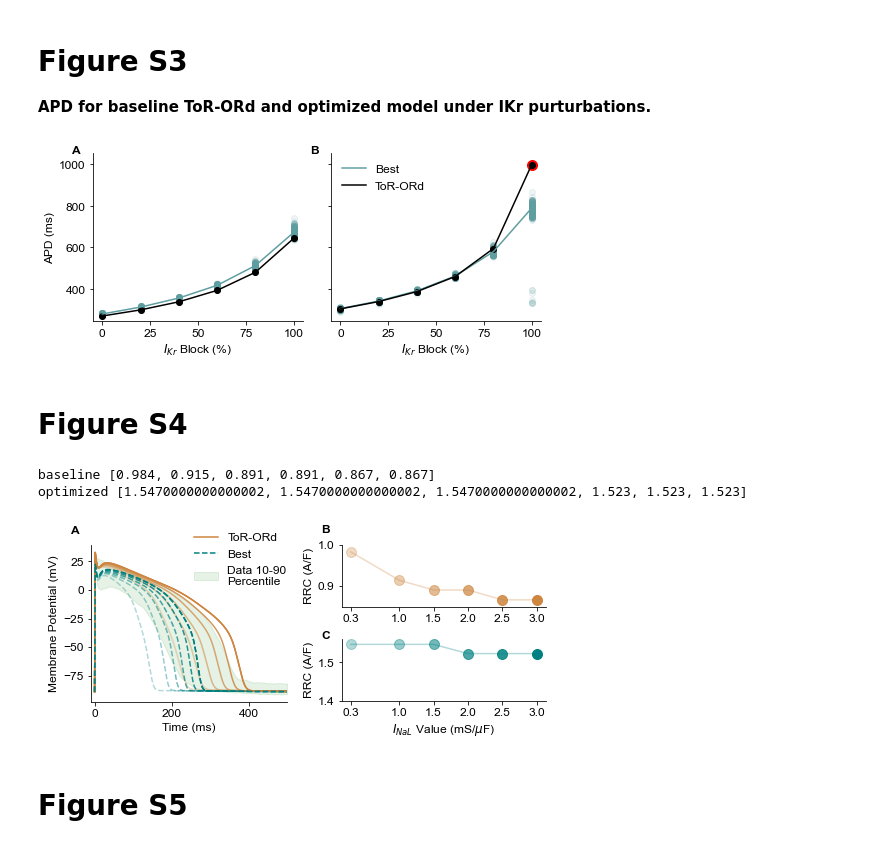
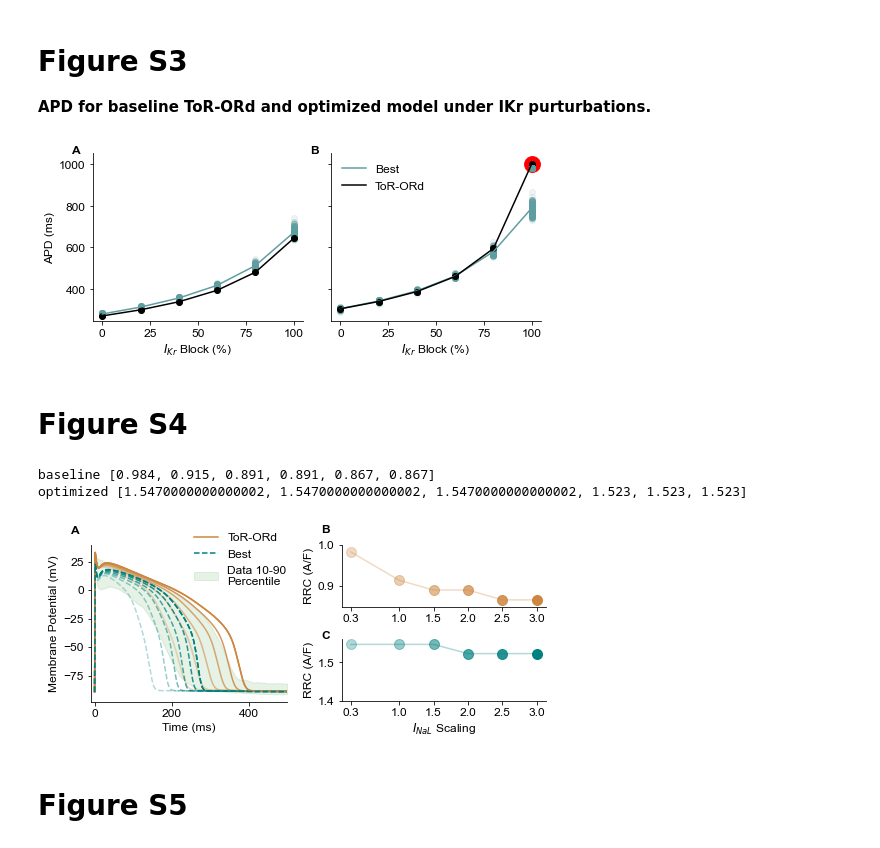
Before and after one commit to Christini-Lab/rrc-conductance-profile, a Jupyter notebook: reproduce_figures.ipynb, the cells around one changed output. Cells and saved outputs as stored; diff of their text form; code cells hidden in the pictures.

```diff
--- a/reproduce_figures.ipynb
+++ b/reproduce_figures.ipynb
@@ -288,12 +288,15 @@ vals = [1, 2, 3, 4, 5, 6, 7, 8]
 for v in range(0, len(vals)):
     data_og = list(robust_data['apd90_'+str(vals[v])])
     data = [np.mean(eval(apds)) for apds in data_og if np.mean(eval(apds))<1000]
+    data_ab = [apd for apd in data if apd > 430]
+
+    #axs1[1].scatter([vals[v]*100]*len(data_ab), data_ab, color = 'red', s = 20)
     axs1[1].scatter([vals[v]*100]*len(data), data, color = 'cadetblue', s=10, alpha = 0.3)
 axs1[1].plot([v*100 for v in vals], [np.mean(eval(x)) for x in robust_data.filter(like = 'apd90').iloc[153]], color = 'cadetblue')
 
 baseline_data = robust_data[robust_data['type']=='baseline'].filter(like = 'apd90').reset_index(drop=True).iloc[0].to_list()
 b_data = [np.mean(eval(apds)) for apds in baseline_data]
-axs1[1].scatter([600, 700, 800], [b_data[5], b_data[6], b_data[7]], color = 'red', s = 30)
+#axs1[1].scatter([600, 700, 800], [b_data[5], b_data[6], b_data[7]], color = 'red', s = 30)
 axs1[1].scatter([v*100 for v in vals], b_data, color = 'Black', s = 10)
 axs1[1].plot([v*100 for v in vals], b_data, color = 'Black')
 axs1[1].set_ylabel('APD (ms)')
@@ -967,52 +970,74 @@ plt.savefig(figures_path+'figS2.png', trasparent=True, dpi = 300)
 # %% [markdown]
 # Figure S3
 **APD for baseline ToR-ORd and optimized model under IKr purturbations.**
+# %%
+# Calculate mean values
+from important_functions import calc_APD
+robust_data_ikr = pd.read_csv('./data/robust_data_ikr.csv.bz2')
+robust_data_ikrkb = pd.read_csv('./data/robust_data_ikrkb.csv.bz2')
+
+for val in [1, 0.8, 0.6, 0.4, 0.2, 0]:
+    all_apds = []
+    for i in range(0, len(robust_data_ikrkb)):
+        t = eval(robust_data_ikrkb['t_'+str(val)][i])
+        v = eval(robust_data_ikrkb['v_'+str(val)][i])
+
+        get_mean_apd = []
+        for a in [0, 1, 2, 3, 4]:
+            ap_data = get_last_ap([t, v], a, type = 'half')
+            get_mean_apd.append(calc_APD(ap_data['t'], ap_data['v'], 90))
+        all_apds.append(np.mean(get_mean_apd))
+
+    robust_data_ikrkb['apd90_'+str(val)+'_mean'] = all_apds
 # %%
-fig, axs = plt.subplots(1, 2, figsize = (7, 3), constrained_layout = True)
 robust_data_ikr = pd.read_csv('./data/robust_data_ikr.csv.bz2')
 robust_data_ikrkb = pd.read_csv('./data/robust_data_ikrkb.csv.bz2')
+
+fig, axs = plt.subplots(1, 2, figsize = (7, 3), constrained_layout = True)
 vals = [1, 0.8, 0.6, 0.4, 0.2, 0]
 for v in range(0, len(vals)):
     data_og = list(robust_data_ikr['apd90_'+str(vals[v])])
-    data = [np.mean(eval(apds)) for apds in data_og if np.mean(eval(apds))<1000]
+    data = [np.max(eval(apds)) for apds in data_og]
     axs[0].scatter([100-(vals[v]*100)]*len(data), data, color = 'cadetblue', alpha = 0.1)
 axs[0].plot([100-(v*100) for v in vals], [np.mean(eval(x)) for x in robust_data_ikr.filter(like = 'apd90').iloc[153]], color = 'cadetblue')
 
 baseline_data = robust_data_ikr[robust_data_ikr['type']=='baseline'].filter(like = 'apd90').reset_index(drop=True).iloc[0].to_list()
-b_data = [np.mean(eval(apds)) for apds in baseline_data]
+b_data = [np.max(eval(apds)) for apds in baseline_data]
 axs[0].scatter([100-(v*100) for v in vals], b_data, color = 'Black')
 axs[0].plot([100-(v*100) for v in vals], b_data, color = 'Black')
 axs[0].set_ylim([250, 1050])
 axs[0].set_ylabel('APD (ms)')
 axs[0].set_xlabel('$I_{Kr}$ Block (%)')
 
 
 for v in range(0, len(vals)):
     data_og = list(robust_data_ikrkb['apd90_'+str(vals[v])])
-    data = [eval(apds)[-1] for apds in data_og if np.mean(eval(apds))<1000]
+    data = [np.max(eval(apds)) for apds in data_og]
     axs[1].scatter([100-(vals[v]*100)]*len(data), data, color = 'cadetblue', alpha = 0.1)
 axs[1].plot([100-(v*100) for v in vals], [eval(x)[-1] for x in robust_data_ikrkb.filter(like = 'apd90').iloc[153]], color = 'cadetblue', label = 'Best')
 
 baseline_data = robust_data_ikrkb[robust_data_ikrkb['type']=='baseline'].filter(like = 'apd90').reset_index(drop=True).iloc[0].to_list()
-b_data = [eval(apds)[-1] for apds in baseline_data]
-axs[1].scatter([100], [b_data[-1]], color = 'red', s = 100)
+b_data = [np.max(eval(apds)) for apds in baseline_data]
+axs[1].scatter([100], [b_data[-1]], color = 'red', s = 250)
 axs[1].scatter([100-(v*100) for v in vals], b_data, color = 'Black')
 axs[1].plot([100-(v*100) for v in vals], b_data, color = 'Black', label = 'ToR-ORd')
 axs[1].set_ylim([250, 1050])
 axs[1].set_xlabel('$I_{Kr}$ Block (%)')
 axs[1].tick_params(labelleft=False)
 axs[1].legend(frameon=False)
+
+axs[1].scatter([100-(vals[v]*100)]*13, [980]*13, color = 'cadetblue') #represent the 13 abnormal aps that are hidden behind the baseline point
 
 # LETTER LABELS
 axs[0].text(-0.1, 1, 'A', transform=axs[0].transAxes, weight='bold')
 axs[1].text(-0.1, 1, 'B', transform=axs[1].transAxes, weight='bold')
 
 ######################################################################################
 # SAVE FIGURE
 plt.savefig(figures_path+'figS3.pdf', trasparent=True)
 plt.savefig(figures_path+'figS3.png', trasparent=True, dpi = 300)
 # %% [output]
-[figure, old version]
+[figure, new version]
 # %% [markdown]
 # Figure S4
 # %%
@@ -1078,7 +1103,7 @@ axs[0].plot([eval(y) for y in vals], rrc_vals, color = 'peru', alpha = 0.3)
 axs[1].plot([eval(y) for y in vals], rrc_vals_opt, color = 'teal', alpha = 0.3)
 axs[1].set_xticks([eval(y) for y in vals])
 axs[0].set_xticks([eval(y) for y in vals])
-axs[1].set_xlabel('$I_{NaL}$ Value (mS/$\mu$F)')
+axs[1].set_xlabel('$I_{NaL}$ Scaling')
 axs[1].set_ylabel('RRC (A/F)')
 axs[0].set_ylabel('RRC (A/F)')
 
@@ -1097,7 +1122,7 @@ plt.savefig(figures_path+'figS4.png', trasparent=True, dpi = 300)
 # %% [output]
 baseline [0.984, 0.915, 0.891, 0.891, 0.867, 0.867]
 optimized [1.5470000000000002, 1.5470000000000002, 1.5470000000000002, 1.523, 1.523, 1.523]
-[figure, old version]
+[figure, new version]
 # %% [markdown]
 # Figure S5
 # %%
```
Also changed, not shown: 12 other files.
